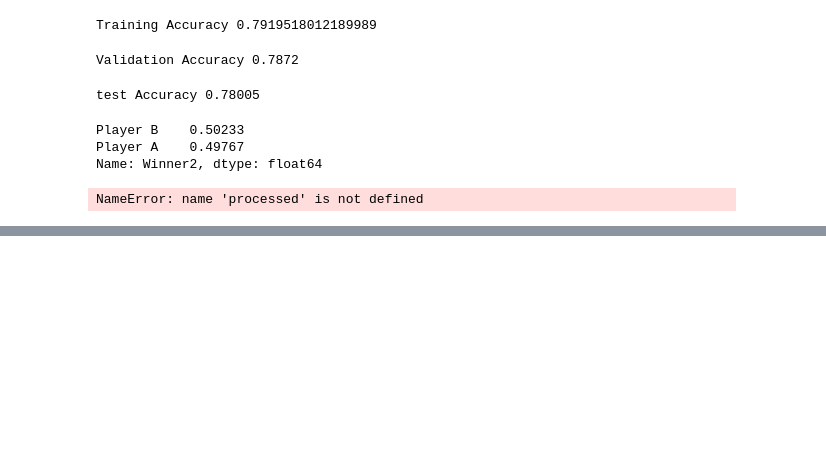
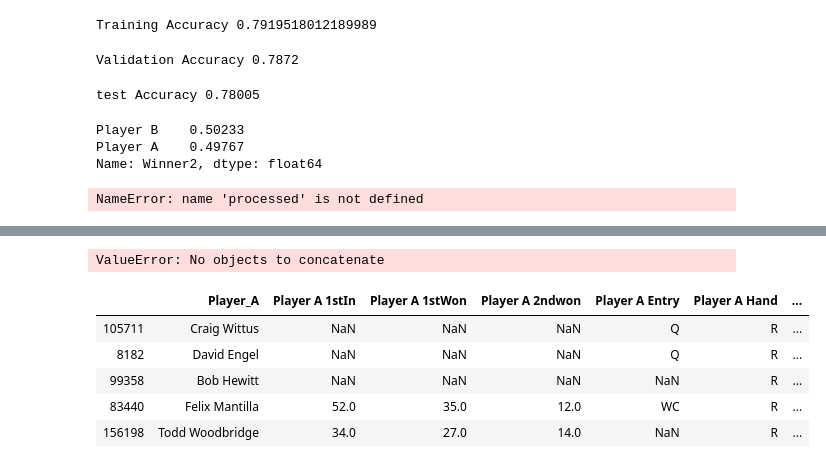
Before and after one commit to AndrewSLowe/tennis-prediction-project, a Jupyter notebook: notebooks/tennis-prediction-project-notebook.ipynb, the cells around one changed output, grey strips where cells are left out. Drawn from its saved outputs; the diff is of its cells as text; code cells hidden in the pictures; blank space fills up the shorter version.

```diff
--- a/notebooks/tennis-prediction-project-notebook.ipynb
+++ b/notebooks/tennis-prediction-project-notebook.ipynb
@@ -86,6 +86,11 @@ from sklearn.impute import SimpleImputer
 from sklearn.pipeline import make_pipeline
 from xgboost import XGBClassifier
 import category_encoders as ce
+
+X = df1[['Player_A', 'Player_B', 'Player_A_bpFaced',
+             'Player_B_bpFaced','Player_A_bpSaved', 'Player_B_bpSaved']]
+
+y = df1['Winner']
 
 pipeline = make_pipeline(
     ce.OrdinalEncoder(),
@@ -93,7 +98,7 @@ pipeline = make_pipeline(
     XGBClassifier(n_estimators=100, n_jobs=-1)
 )
 
-pipeline.fit(X_train, y_train)
+pipeline.fit(X, y)
 # %% [output]
 Pipeline(memory=None,
          steps=[('ordinalencoder',
@@ -273,7 +299,7 @@ y_test.iloc[[102]]
 # %%
 from pdpbox.pdp import pdp_isolate, pdp_plot
 
-feature= 'Player A bpFaced'
+feature= 'Player_A_bpFaced'
 
 isolated = pdp_isolate(
     model=model,
@@ -283,3 +309,5 @@ isolated = pdp_isolate(
 )
 
 pdp_plot(isolated, feature_name=feature);
+# %% [output]
+ValueError: No objects to concatenate
@@ -285,0 +323,9 @@ pdp_plot(isolated, feature_name=feature);
+# %%
+X_train.head()
+# %% [output]
+|  | Player_A | Player A 1stIn | Player A 1stWon | Player A 2ndwon | Player A Entry | Player A Hand | ... |
+| 105711 | Craig Wittus | NaN | NaN | NaN | Q | R | ... |
+| 8182 | David Engel | NaN | NaN | NaN | Q | R | ... |
+| 99358 | Bob Hewitt | NaN | NaN | NaN | NaN | R | ... |
+| 83440 | Felix Mantilla | 52.0 | 35.0 | 12.0 | WC | R | ... |
+| 156198 | Todd Woodbridge | 34.0 | 27.0 | 14.0 | NaN | R | ... |
```
Also changed, not shown: parts of 31 cells of this notebook, 5 other files.
